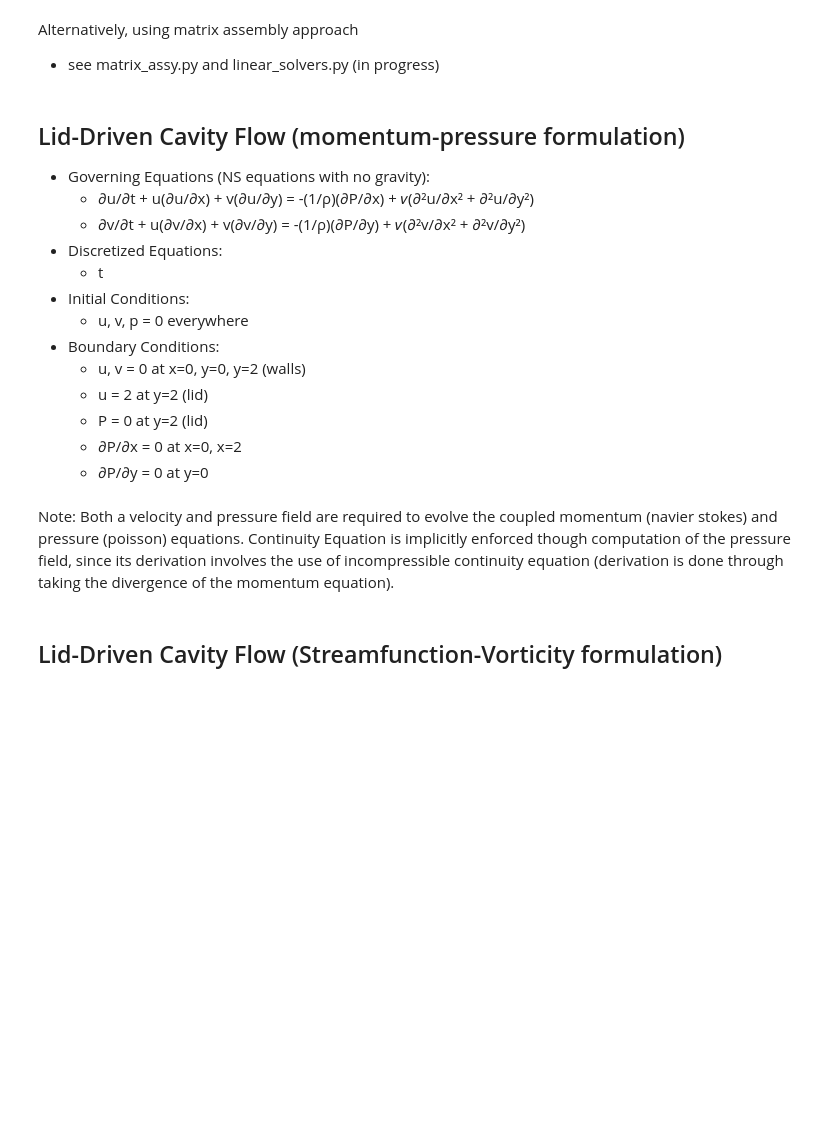
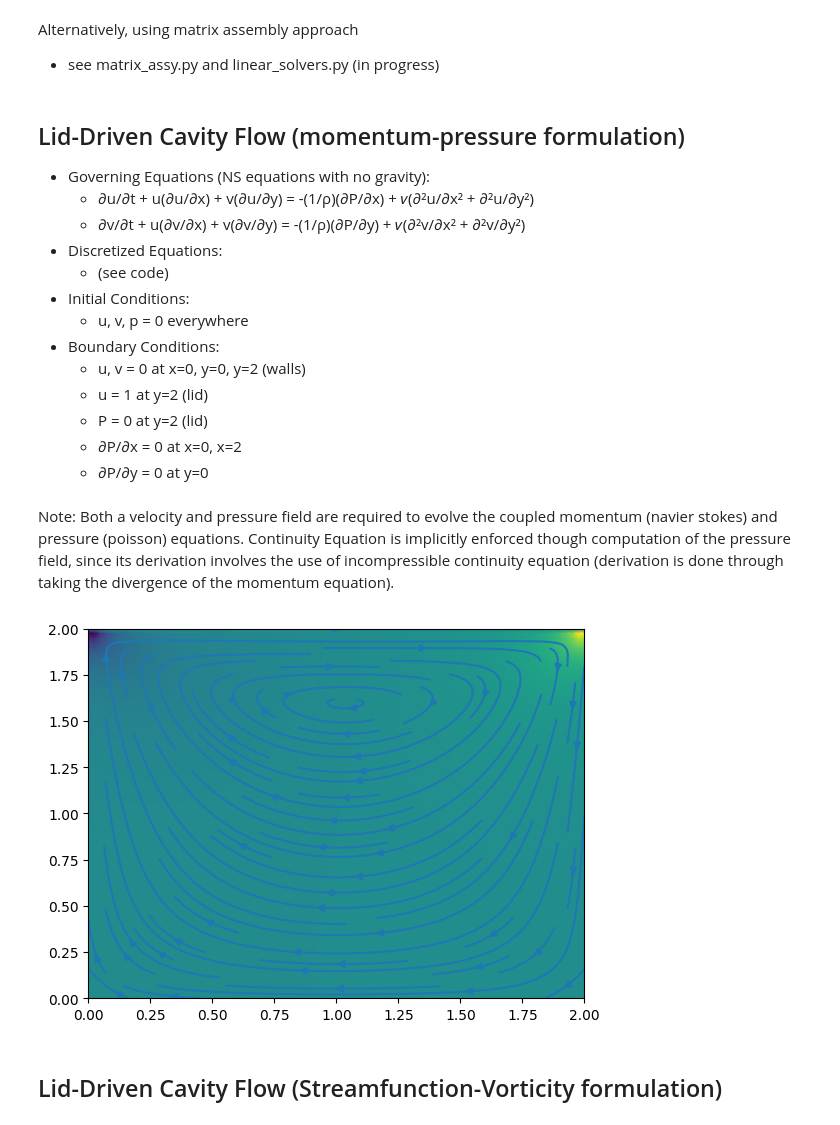
Before and after one commit to ruichee/Fluid-Sim, a Jupyter notebook: CFD_2D.ipynb, the cells around one changed output. Saved outputs shown, nothing was run; the diff lists cells and outputs as text; code cells hidden in the pictures; blank space fills up the shorter version.

Commit message:
Completed Cavity Flow

```diff
--- a/CFD_2D.ipynb
+++ b/CFD_2D.ipynb
@@ -130,12 +130,12 @@ Alternatively, using matrix assembly approach
     - ∂u/∂t + u(∂u/∂x) + v(∂u/∂y) = -(1/ρ)(∂P/∂x) + 𝜈(∂²u/∂x² + ∂²u/∂y²)
     - ∂v/∂t + u(∂v/∂x) + v(∂v/∂y) = -(1/ρ)(∂P/∂y) + 𝜈(∂²v/∂x² + ∂²v/∂y²)
 - Discretized Equations:
-    - t
+    - (see code)
 - Initial Conditions:
     - u, v, p = 0 everywhere
 - Boundary Conditions:
     - u, v = 0  at x=0, y=0, y=2 (walls)
-    - u = 2     at y=2 (lid)
+    - u = 1     at y=2 (lid)
     - P = 0     at y=2 (lid)
     - ∂P/∂x = 0 at x=0, x=2
     - ∂P/∂y = 0 at y=0
@@ -170,13 +145,24 @@ b = np.zeros((ny, nx))   # intermediate velocity
 # %%
-# pressure computation at one time step, formulation enforces continuity at next velocity time step
-def pressure_poisson(p: np.ndarray, u: np.ndarray, v: np.ndarray, n_iter: int) -> np.ndarray :
+# pressure correction at one time step, formulation enforces continuity at next velocity time step
+def pressure_poisson(rho: float, p: np.ndarray, u: np.ndarray, v: np.ndarray,
+                     dx: float, dy: float, dt: float, n_iter: int) -> np.ndarray :
 
     # iterate the pressure poisson equation until convergence at one time step
     for _ in range(n_iter):
 
+        # set pn as old pressure field
         pn = p.copy()
 
-        p[1:-1, 1:-1] = rho * ()
+        # update pressure field
+        p[1:-1, 1:-1] = 1 / ( 2*(dx**2 + dy**2) ) * (
+                        - (rho/dt) * (u[1:-1, 2:] - u[1:-1, :-2]) / (2*dx) *dx**2 * dy**2
+                        - (rho/dt) * (v[2:, 1:-1] - v[:-2, 1:-1]) / (2*dy) *dx**2 * dy**2
+                        + (pn[1:-1, :-2] + pn[1:-1, 2:])*dy**2
+                        + (pn[:-2, 1:-1] + pn[2:, 1:-1])*dx**2
+                        - rho * (u[1:-1, 2:] - u[1:-1, :-2])**2 * dy**2 / 4
+                        - rho * (v[2:, 1:-1] - v[:-2, 1:-1])**2 * dx**2 / 4
+                        - rho * (u[2:, 1:-1] - u[:-2, 1:-1])*(v[1:-1, 2:] - v[1:-1, :-2]) * dx * dy / 4
+                        )
 
         # enforce boundary conditions on outer grid layer
         p[:, 0] = p[:, 1]   # dp/dx=0 at x=0
@@ -191,2 +219,47 @@ def pressure_poisson(p: np.ndarray, u: np.ndarray, v: np.ndarray, n_iter: int) -
+# %%
+# grid size
+x_size = 2
+y_size = 2
+
+# number of grid points
+nx = 82         # index 0 and 81 are outer boundaries, determined by B.C.s
+ny = 82         # index 0 and 81 are outer boundaries, determined by B.C.s
+nt = 500        # time advancement steps
+n_iter = 50     # sub-iteration count to converge pressure field
+
+# step size
+dx = x_size / (nx - 2)
+dy = y_size / (ny - 2)
+dt = .001
+
+# physical variables
+rho = 1
+nu = .1
+
+# grid initial values setup
+u = np.zeros((ny, nx))   # current u velocity (n+1)
+v = np.zeros((ny, nx))   # current v velocity (n+1)
+p = np.zeros((ny, nx))   # next pressure field
+'''b = np.zeros((ny, nx))   # intermediate velocity can be used to simplify pressure correction function'''
+u[-1, :] = 1
+
+# main function call that time steps and computes final fields
+u, v, p = cavity_flow(rho, nu, u, v, p, dx, dy, dt, nt, n_iter)
+
+# plot setup
+x = np.linspace(0, x_size, nx)
+y = np.linspace(0, y_size, ny)
+X, Y = np.meshgrid(x, y)
+
+# plotting fields
+plt.pcolormesh(X, Y, p, cmap='viridis', shading='gouraud')
+plt.streamplot(X, Y, u, v)
+plt.xlim(0, 2)
+plt.ylim(0, 2)
+plt.show()
+
+# NOTE: once nx and ny exceed about 100, instability arises around nt=500
+# %% [output]
+[figure, added]
 # %% [markdown]
 ## Lid-Driven Cavity Flow (Streamfunction-Vorticity formulation) ##
```
Also changed, not shown: parts of 2 cells of this notebook.
